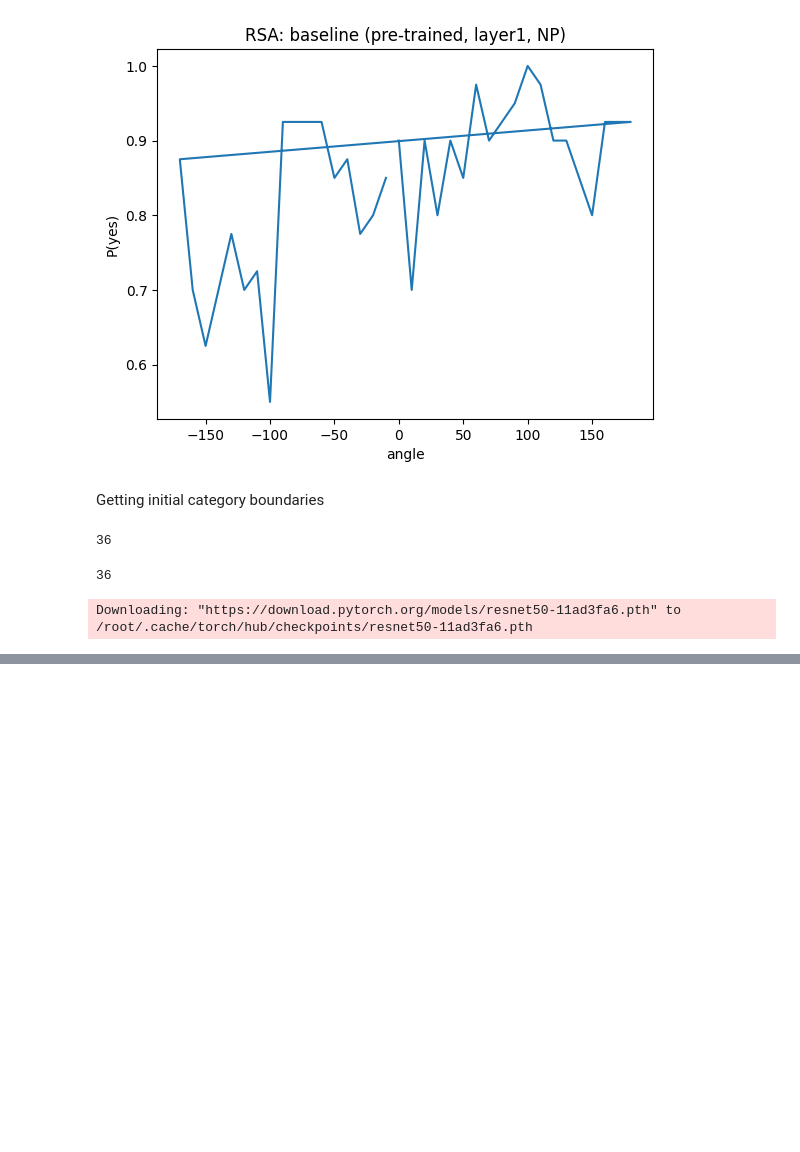
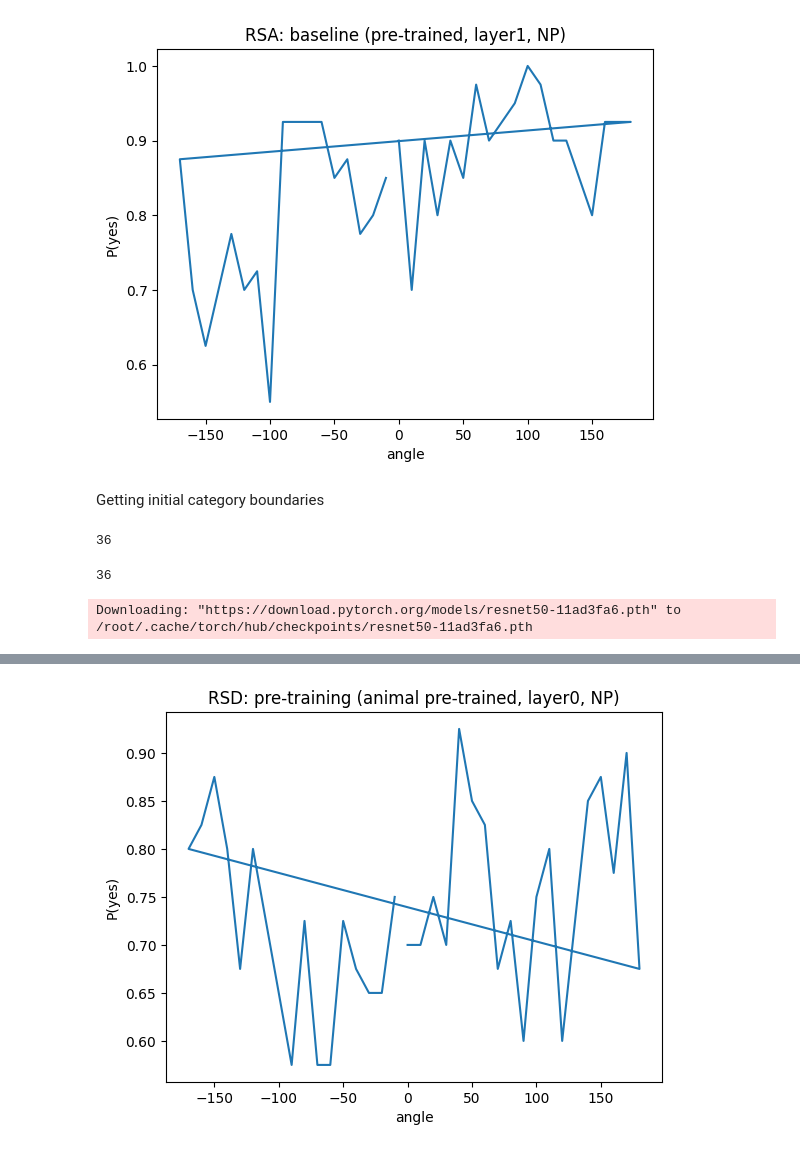
Before and after one commit to AnaBelenCarbajal/Thesis, a Jupyter notebook: Baseline_catLearningTask_FINAL.ipynb, the cells around one changed output, grey strips where cells are left out. Drawn from its saved outputs; the diff is of its cells as text; code cells hidden in the pictures; blank space fills up the shorter version.

```diff
--- a/Baseline_catLearningTask_FINAL.ipynb
+++ b/Baseline_catLearningTask_FINAL.ipynb
@@ -1029,0 +1109,23 @@ layer0NP_RSD.load_state_dict(weights_layer0_NP)
+# %%
+# RS-D
+reference_shape = reference_shapeD
+model = layer0NP_RSD
+
+accuracies = []
+for test_shape in test_shapes:
+  test_epoch_fun = osculari.paradigms.forced_choice.test_dataset(model,
+                                                                db_fun(test_shape),
+                                                                device="cuda")
+  accuracy = test_epoch_fun['accuracy'][-1]
+  accuracies.append(accuracy)
+# %%
+# plot
+RSD_testing = create_dataset(test_shapes, accuracies)
+RSD_testing['angle180'] = angles_plot
+# save as csv
+PATH = dic_baseline + 'BASELINE results/' + 'RSD_layer0_NP.csv'
+RSD_testing.to_csv(PATH, index=False)
+
+plot_curve(RSD_testing['angle180'], RSD_testing['accuracy'], "RSD: pre-training (animal pre-trained, layer0, NP)")
+# %% [output]
+[figure, added]
```
Also changed, not shown: parts of 11 cells of this notebook.
